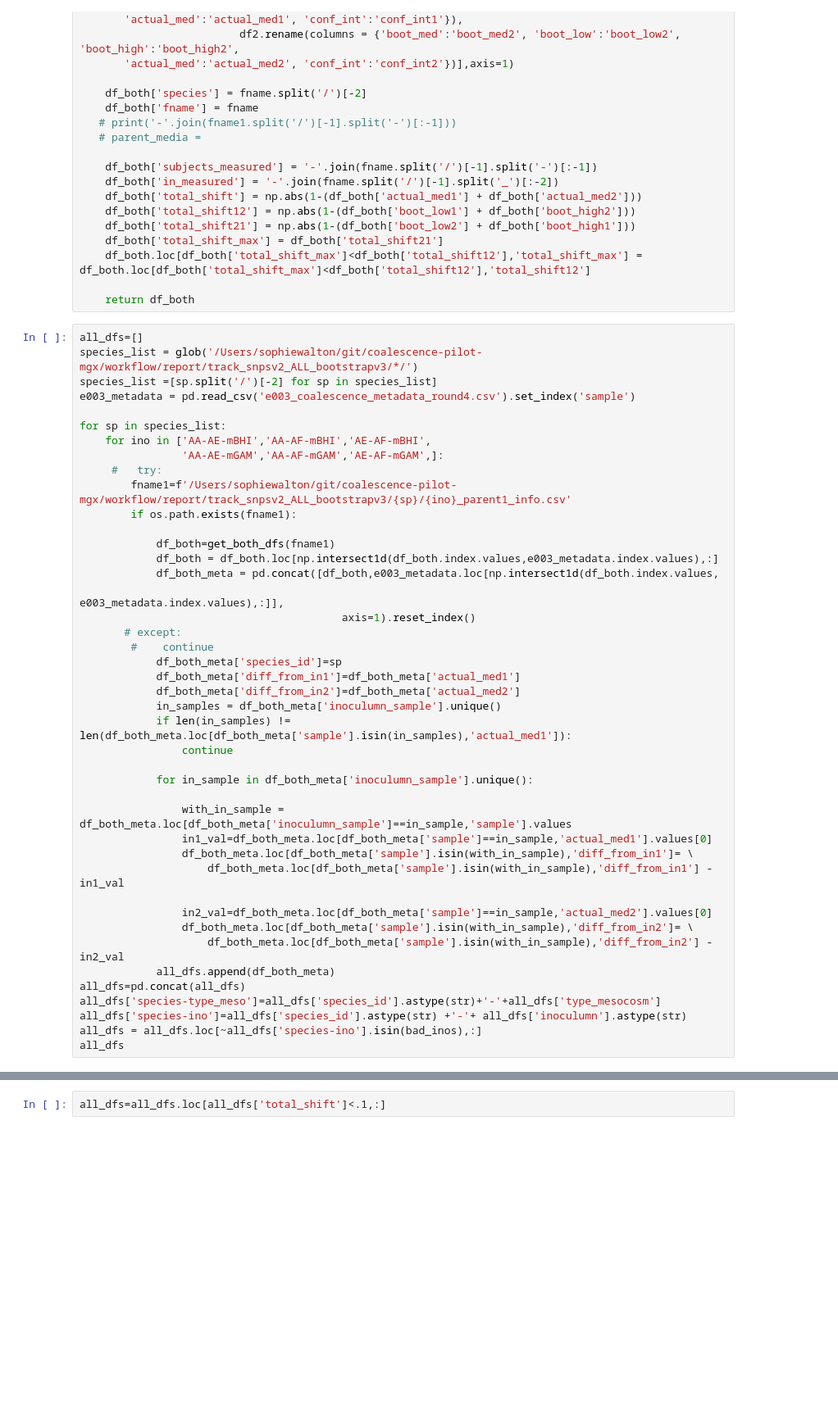
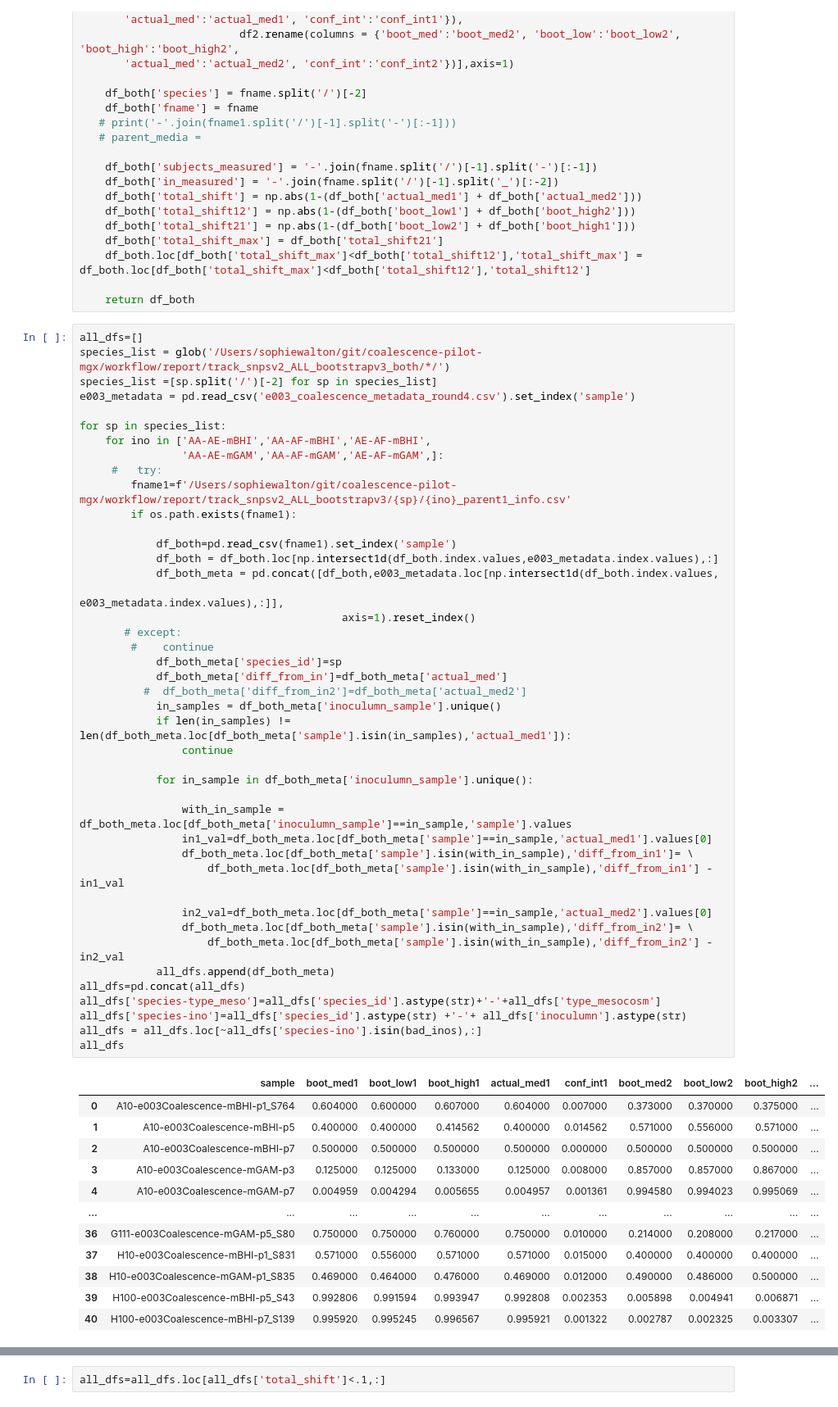
Before and after one commit to sophiejwalton/coalescence-pilot-mgx, a Jupyter notebook: workflow/analysis/fig2_DFE.ipynb, the cells around one changed output, grey strips where cells are left out. Shown: that part at 82% size. Cells and saved outputs as stored; diff of their text form; blank space fills up the shorter version.

```diff
--- a/workflow/analysis/fig2_DFE.ipynb
+++ b/workflow/analysis/fig2_DFE.ipynb
@@ -191,7 +230,7 @@ def get_both_dfs(fname):
     return df_both
 # %%
 all_dfs=[]
-species_list = glob('/Users/sophiewalton/git/coalescence-pilot-mgx/workflow/report/track_snpsv2_ALL_bootstrapv3/*/')
+species_list = glob('/Users/sophiewalton/git/coalescence-pilot-mgx/workflow/report/track_snpsv2_ALL_bootstrapv3_both/*/')
 species_list =[sp.split('/')[-2] for sp in species_list]
 e003_metadata = pd.read_csv('e003_coalescence_metadata_round4.csv').set_index('sample')
 
@@ -202,33 +241,46 @@ for sp in species_list:
         fname1=f'/Users/sophiewalton/git/coalescence-pilot-mgx/workflow/report/track_snpsv2_ALL_bootstrapv3/{sp}/{ino}_parent1_info.csv'
         if os.path.exists(fname1):
 
-            df_both=get_both_dfs(fname1)
+            df_both=pd.read_csv(fname1).set_index('sample')
             df_both = df_both.loc[np.intersect1d(df_both.index.values,e003_metadata.index.values),:]
             df_both_meta = pd.concat([df_both,e003_metadata.loc[np.intersect1d(df_both.index.values,
                                                                                    e003_metadata.index.values),:]],
                                          axis=1).reset_index()
        # except:
         #    continue
             df_both_meta['species_id']=sp
-            df_both_meta['diff_from_in1']=df_both_meta['actual_med1']
-            df_both_meta['diff_from_in2']=df_both_meta['actual_med2']
+            df_both_meta['diff_from_in']=df_both_meta['actual_med']
+          #  df_both_meta['diff_from_in2']=df_both_meta['actual_med2']
             in_samples = df_both_meta['inoculumn_sample'].unique()
             if len(in_samples) != len(df_both_meta.loc[df_both_meta['sample'].isin(in_samples),'actual_med1']):
                 continue
 
             for in_sample in df_both_meta['inoculumn_sample'].unique():
 
                 with_in_sample = df_both_meta.loc[df_both_meta['inoculumn_sample']==in_sample,'sample'].values
                 in1_val=df_both_meta.loc[df_both_meta['sample']==in_sample,'actual_med1'].values[0]
                 df_both_meta.loc[df_both_meta['sample'].isin(with_in_sample),'diff_from_in1']= \
                     df_both_meta.loc[df_both_meta['sample'].isin(with_in_sample),'diff_from_in1'] - in1_val
 
                 in2_val=df_both_meta.loc[df_both_meta['sample']==in_sample,'actual_med2'].values[0]
                 df_both_meta.loc[df_both_meta['sample'].isin(with_in_sample),'diff_from_in2']= \
                     df_both_meta.loc[df_both_meta['sample'].isin(with_in_sample),'diff_from_in2'] - in2_val
             all_dfs.append(df_both_meta)
 all_dfs=pd.concat(all_dfs)
 all_dfs['species-type_meso']=all_dfs['species_id'].astype(str)+'-'+all_dfs['type_mesocosm']
 all_dfs['species-ino']=all_dfs['species_id'].astype(str) +'-'+ all_dfs['inoculumn'].astype(str)
 all_dfs = all_dfs.loc[~all_dfs['species-ino'].isin(bad_inos),:]
 all_dfs
+# %% [output]
+|  | sample | boot_med1 | boot_low1 | boot_high1 | actual_med1 | conf_int1 | boot_med2 | boot_low2 | boot_high2 | ... |
+| 0 | A10-e003Coalescence-mBHI-p1_S764 | 0.604000 | 0.600000 | 0.607000 | 0.604000 | 0.007000 | 0.373000 | 0.370000 | 0.375000 | ... |
+| 1 | A10-e003Coalescence-mBHI-p5 | 0.400000 | 0.400000 | 0.414562 | 0.400000 | 0.014562 | 0.571000 | 0.556000 | 0.571000 | ... |
+| 2 | A10-e003Coalescence-mBHI-p7 | 0.500000 | 0.500000 | 0.500000 | 0.500000 | 0.000000 | 0.500000 | 0.500000 | 0.500000 | ... |
+| 3 | A10-e003Coalescence-mGAM-p3 | 0.125000 | 0.125000 | 0.133000 | 0.125000 | 0.008000 | 0.857000 | 0.857000 | 0.867000 | ... |
+| 4 | A10-e003Coalescence-mGAM-p7 | 0.004959 | 0.004294 | 0.005655 | 0.004957 | 0.001361 | 0.994580 | 0.994023 | 0.995069 | ... |
+| ... | ... | ... | ... | ... | ... | ... | ... | ... | ... | ... |
+| 36 | G111-e003Coalescence-mGAM-p5_S80 | 0.750000 | 0.750000 | 0.760000 | 0.750000 | 0.010000 | 0.214000 | 0.208000 | 0.217000 | ... |
+| 37 | H10-e003Coalescence-mBHI-p1_S831 | 0.571000 | 0.556000 | 0.571000 | 0.571000 | 0.015000 | 0.400000 | 0.400000 | 0.400000 | ... |
+| 38 | H10-e003Coalescence-mGAM-p1_S835 | 0.469000 | 0.464000 | 0.476000 | 0.469000 | 0.012000 | 0.490000 | 0.486000 | 0.500000 | ... |
+| 39 | H100-e003Coalescence-mBHI-p5_S43 | 0.992806 | 0.991594 | 0.993947 | 0.992808 | 0.002353 | 0.005898 | 0.004941 | 0.006871 | ... |
+| 40 | H100-e003Coalescence-mBHI-p7_S139 | 0.995920 | 0.995245 | 0.996567 | 0.995921 | 0.001322 | 0.002787 | 0.002325 | 0.003307 | ... |
```
Also changed, not shown: parts of 13 cells of this notebook, 19 other files.
